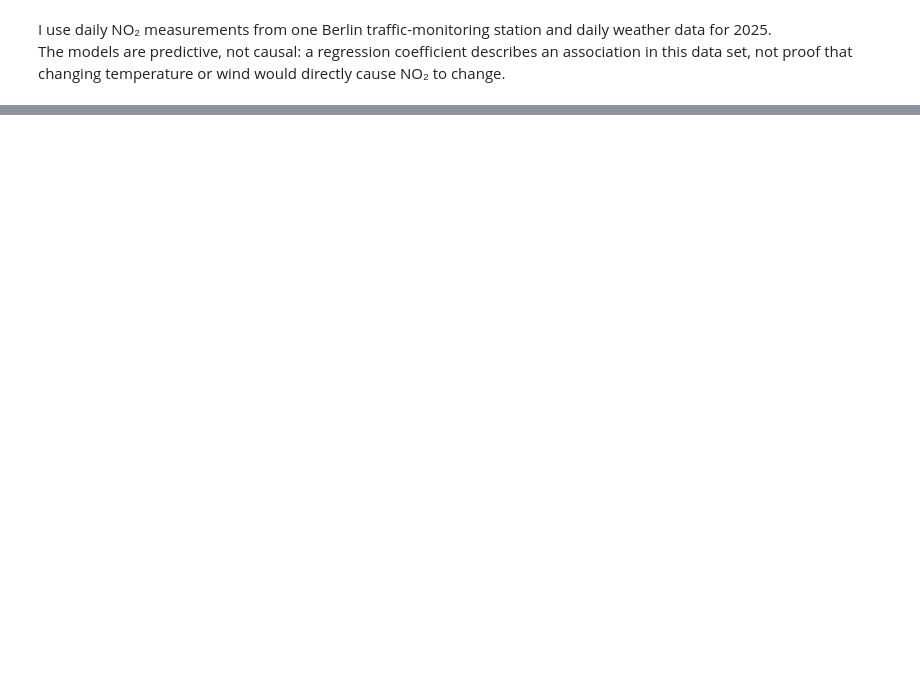
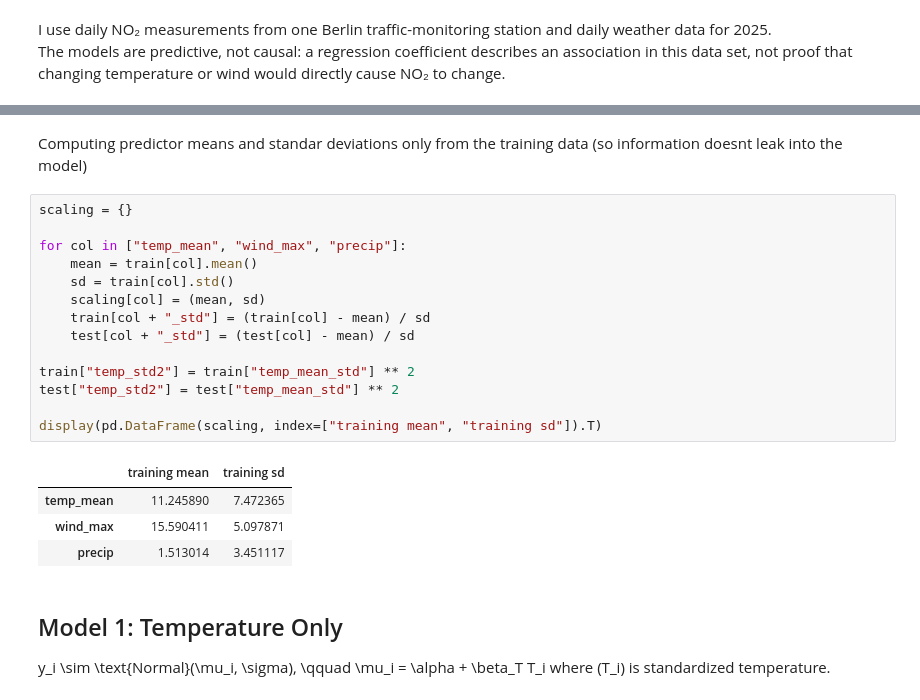
Before and after one commit to karlaguio/berlin-air-pollution-regression, a Jupyter notebook: berlin_air_pollution_analysis.ipynb, the cells around one changed output, grey strips where cells are left out. Drawn from its saved outputs; the diff is of its cells as text; blank space fills up the shorter version.

```diff
--- a/berlin_air_pollution_analysis.ipynb
+++ b/berlin_air_pollution_analysis.ipynb
@@ -629,0 +238,26 @@ I used Gemini to brainstorm possible Berlin data sets at the beginning of the pr
+# %% [markdown]
+Computing predictor means and standar deviations only from the training data (so information doesnt leak into the model)
+# %%
+scaling = {}
+
+for col in ["temp_mean", "wind_max", "precip"]:
+    mean = train[col].mean()
+    sd = train[col].std()
+    scaling[col] = (mean, sd)
+    train[col + "_std"] = (train[col] - mean) / sd
+    test[col + "_std"] = (test[col] - mean) / sd
+
+train["temp_std2"] = train["temp_mean_std"] ** 2
+test["temp_std2"] = test["temp_mean_std"] ** 2
+
+display(pd.DataFrame(scaling, index=["training mean", "training sd"]).T)
+# %% [output]
+|  | training mean | training sd |
+| temp_mean | 11.245890 | 7.472365 |
+| wind_max | 15.590411 | 5.097871 |
+| precip | 1.513014 | 3.451117 |
+# %% [markdown]
+## Model 1: Temperature Only
+y_i \sim \text{Normal}(\mu_i, \sigma), \qquad
+\mu_i = \alpha + \beta_T T_i
+where \(T_i\) is standardized temperature.
```
Also changed, not shown: parts of 108 cells of this notebook.
